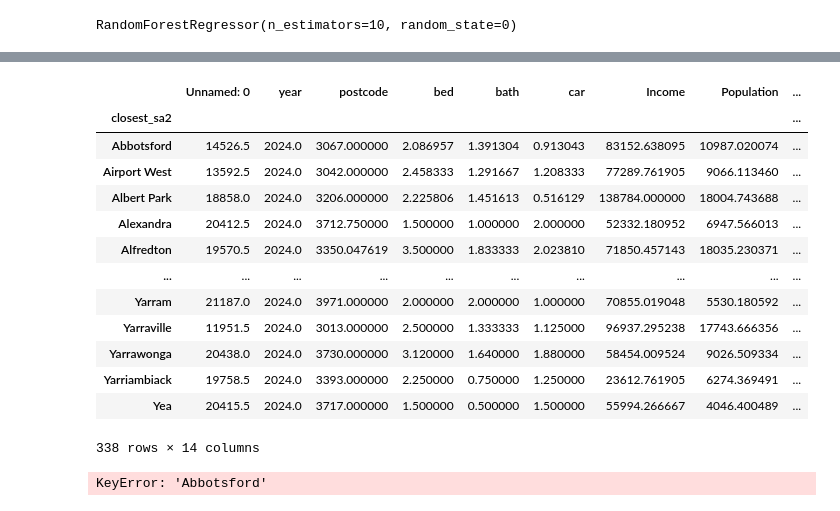
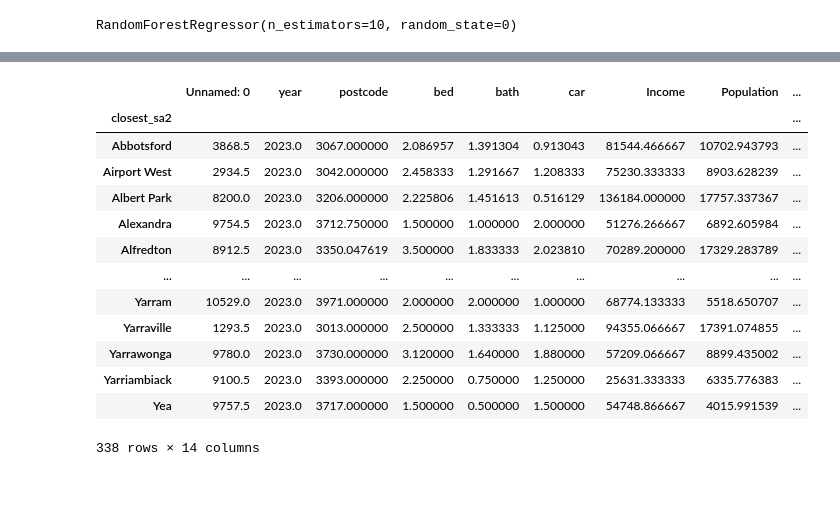
Before and after one commit to MAST30034-Applied-Data-Science/generic-real-estate-consulting-project-group-60, a Jupyter notebook: notebooks/Random_forest.ipynb, the cells around one changed output, grey strips where cells are left out. Saved outputs shown, nothing was run; the diff lists cells and outputs as text; code cells hidden in the pictures.

```diff
--- a/notebooks/Random_forest.ipynb
+++ b/notebooks/Random_forest.ipynb
@@ -32,7 +28,7 @@ property_data_2017_2022 = property_data_2017_2022[property_data_2017_2022['real_
 # %%
 property_data_2023_2025 = property_data_2023_2025.dropna()
 # %%
-X = property_data_2017_2022[['Population','real_station_duration','real_school_duration','real_station_distance','real_school_distance','car','Income','bed','bath','Hospital num']]
+X = property_data_2017_2022[['Population','real_station_distance','real_school_distance','car','Income','bed','bath','Hospital num']]
 y = property_data_2017_2022['week_rent']
 # %%
 X_train,X_test,y_train,y_test = train_test_split(X,y,test_size=0.2,random_state=0)
@@ -48,5 +48,5 @@ array([609. , 417. , 481.5, ..., 433. , 306.5, 395.5])
 # %%
-X_future = property_data_2023_2025[['Population','real_station_duration','real_school_duration','real_station_distance','real_school_distance','car','Income','bed','bath','Hospital num']]
+X_future = property_data_2023_2025[['Population','real_station_distance','real_school_distance','car','Income','bed','bath','Hospital num']]
 # %%
 # predict the future renting fee
 y_pred_future = regressor.predict(X_future)
@@ -64,21 +55,17 @@ property_data_2023_2025.head()
 # %%
-property_data_2023_2025.groupby('closest_sa2').mean('week_rent')
+property_data_2023_2025[property_data_2023_2025['year']==2023].groupby('closest_sa2').mean('week_rent')
 # %% [output]
 |  | Unnamed: 0 | year | postcode | bed | bath | car | Income | Population | ... |
 | closest_sa2 |  |  |  |  |  |  |  |  | ... |
-| Abbotsford | 14526.5 | 2024.0 | 3067.000000 | 2.086957 | 1.391304 | 0.913043 | 83152.638095 | 10987.020074 | ... |
-| Airport West | 13592.5 | 2024.0 | 3042.000000 | 2.458333 | 1.291667 | 1.208333 | 77289.761905 | 9066.113460 | ... |
-| Albert Park | 18858.0 | 2024.0 | 3206.000000 | 2.225806 | 1.451613 | 0.516129 | 138784.000000 | 18004.743688 | ... |
-| Alexandra | 20412.5 | 2024.0 | 3712.750000 | 1.500000 | 1.000000 | 2.000000 | 52332.180952 | 6947.566013 | ... |
-| Alfredton | 19570.5 | 2024.0 | 3350.047619 | 3.500000 | 1.833333 | 2.023810 | 71850.457143 | 18035.230371 | ... |
+| Abbotsford | 3868.5 | 2023.0 | 3067.000000 | 2.086957 | 1.391304 | 0.913043 | 81544.466667 | 10702.943793 | ... |
+| Airport West | 2934.5 | 2023.0 | 3042.000000 | 2.458333 | 1.291667 | 1.208333 | 75230.333333 | 8903.628239 | ... |
+| Albert Park | 8200.0 | 2023.0 | 3206.000000 | 2.225806 | 1.451613 | 0.516129 | 136184.000000 | 17757.337367 | ... |
+| Alexandra | 9754.5 | 2023.0 | 3712.750000 | 1.500000 | 1.000000 | 2.000000 | 51276.266667 | 6892.605984 | ... |
+| Alfredton | 8912.5 | 2023.0 | 3350.047619 | 3.500000 | 1.833333 | 2.023810 | 70289.200000 | 17329.283789 | ... |
 | ... | ... | ... | ... | ... | ... | ... | ... | ... | ... |
-| Yarram | 21187.0 | 2024.0 | 3971.000000 | 2.000000 | 2.000000 | 1.000000 | 70855.019048 | 5530.180592 | ... |
-| Yarraville | 11951.5 | 2024.0 | 3013.000000 | 2.500000 | 1.333333 | 1.125000 | 96937.295238 | 17743.666356 | ... |
-| Yarrawonga | 20438.0 | 2024.0 | 3730.000000 | 3.120000 | 1.640000 | 1.880000 | 58454.009524 | 9026.509334 | ... |
-| Yarriambiack | 19758.5 | 2024.0 | 3393.000000 | 2.250000 | 0.750000 | 1.250000 | 23612.761905 | 6274.369491 | ... |
-| Yea | 20415.5 | 2024.0 | 3717.000000 | 1.500000 | 0.500000 | 1.500000 | 55994.266667 | 4046.400489 | ... |
+| Yarram | 10529.0 | 2023.0 | 3971.000000 | 2.000000 | 2.000000 | 1.000000 | 68774.133333 | 5518.650707 | ... |
+| Yarraville | 1293.5 | 2023.0 | 3013.000000 | 2.500000 | 1.333333 | 1.125000 | 94355.066667 | 17391.074855 | ... |
+| Yarrawonga | 9780.0 | 2023.0 | 3730.000000 | 3.120000 | 1.640000 | 1.880000 | 57209.066667 | 8899.435002 | ... |
+| Yarriambiack | 9100.5 | 2023.0 | 3393.000000 | 2.250000 | 0.750000 | 1.250000 | 25631.333333 | 6335.776383 | ... |
+| Yea | 9757.5 | 2023.0 | 3717.000000 | 1.500000 | 0.500000 | 1.500000 | 54748.866667 | 4015.991539 | ... |
 338 rows × 14 columns
-# %%
-a = property_data_2023_2025.loc['Abbotsford']
-# %% [output]
-KeyError: 'Abbotsford'
```
Also changed, not shown: parts of 10 cells of this notebook, 2 other files.
